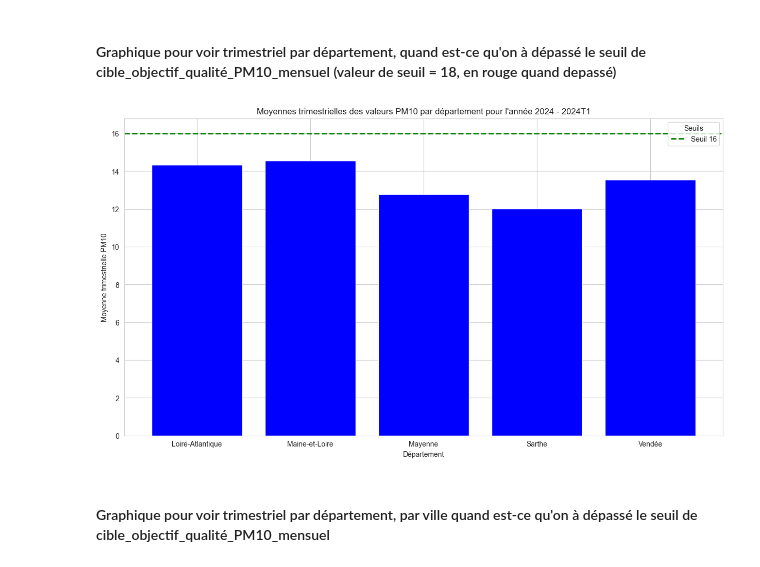
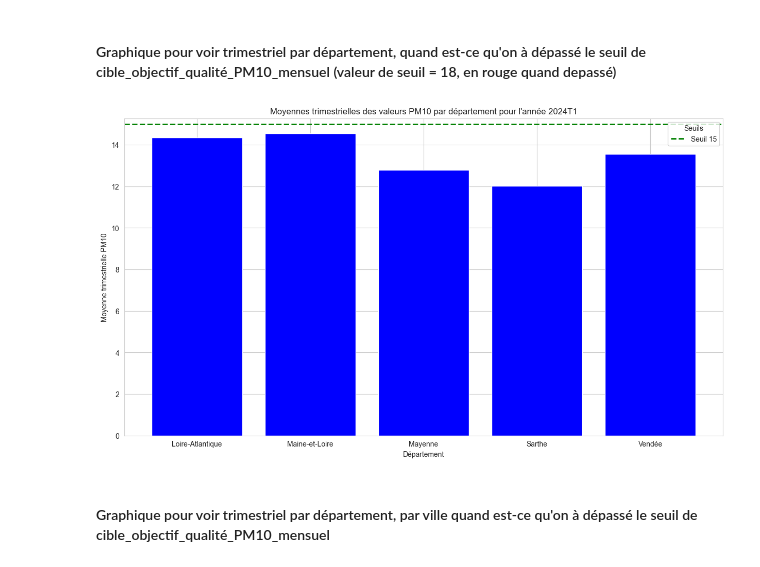
Before and after one commit to K4nen/AirPL, a Jupyter notebook: PM10_Traitement.ipynb, the cells around one changed output. Cells and saved outputs as stored; diff of their text form; code cells hidden in the pictures.

```diff
--- a/PM10_Traitement.ipynb
+++ b/PM10_Traitement.ipynb
@@ -111,7 +112,7 @@ Observations :
 - De plus pour visualiser les résultats par mois, on décide de créer une valeur de seuil mensuelle nommé "OBJECTIF_QUALITE_PM10_MENSUEL" et qui aura pour valeur 35 (car la moyenne annuelle étant à 30 et la valeur limite annuelle étant à 40 on prend l'entre deux) qu'on va venir diviser par 2 pour avoir des résultats, on va prendre 18 pour arrondir à la valeur au-dessus
 # %%
 # Définition des nouveaux seuils pour les particules PM10 en µg/m3
-OBJECTIF_QUALITE_PM10_MENSUEL = 16 #en moyenne mensuelle
+OBJECTIF_QUALITE_PM10_MENSUEL = 15 #en moyenne mensuelle, 30 valeur d'origine
 SEUIL_INFO_RECO = 25 #en moyenne sur 24H, 50 valeur d'origine
 SEUIL_ALERTE = 40 #en moyenne sur 24H, 80 valeur d'origine
 
@@ -219,35 +220,35 @@ dfPM10['trimestre'] = dfPM10['date_heure_tu'].dt.to_period('Q').astype(str).str.
 quarterly_means = dfPM10.groupby(['année', 'trimestre', 'departement_nom'])['valeur'].mean().reset_index()
 
 # Ajouter une colonne indiquant si la moyenne trimestrielle dépasse le seuil
 quarterly_means['depasse_seuil'] = (quarterly_means['valeur'] > OBJECTIF_QUALITE_PM10_MENSUEL)
 
 # Créer la palette de couleurs
 quarterly_means['color'] = ['red' if x else 'blue' for x in quarterly_means['depasse_seuil']]
 
 # Créer un graphique en bâtons pour chaque année et trimestre
 years = quarterly_means['année'].unique()
 
 for year in years:
     annual_data = quarterly_means[quarterly_means['année'] == year]
     trimesters = annual_data['trimestre'].unique()
 
     for quarter in trimesters:
         plt.figure(figsize=(15, 8))
         quarterly_data = annual_data[annual_data['trimestre'] == quarter]
         colors = quarterly_data['color']
         plt.bar(quarterly_data['departement_nom'], quarterly_data['valeur'], color=colors)
 
         # Ajouter des lignes horizontales pour les seuils
         plt.axhline(y=OBJECTIF_QUALITE_PM10_MENSUEL, color='green', linestyle='--', linewidth=2, label=f'Seuil {OBJECTIF_QUALITE_PM10_MENSUEL}')
 
         plt.xlabel('Département')
         plt.ylabel('Moyenne trimestrielle PM10')
-        plt.title(f'Moyennes trimestrielles des valeurs PM10 par département pour l\'année {year} - {quarter}')
+        plt.title(f'Moyennes trimestrielles des valeurs PM10 par département pour l\'année {quarter}')
         plt.legend(title='Seuils')
         plt.xticks(rotation=0)  # Rotation pour mieux afficher les noms des départements
         plt.show()
 # %% [output]
-[figure, old version]
+[figure, new version]
 # %% [markdown]
 #### Graphique pour voir trimestriel par département, par ville quand est-ce qu'on à dépassé le seuil de cible_objectif_qualité_PM10_mensuel
 # %%
```
Also changed, not shown: parts of 33 cells of this notebook, 14 other files.
